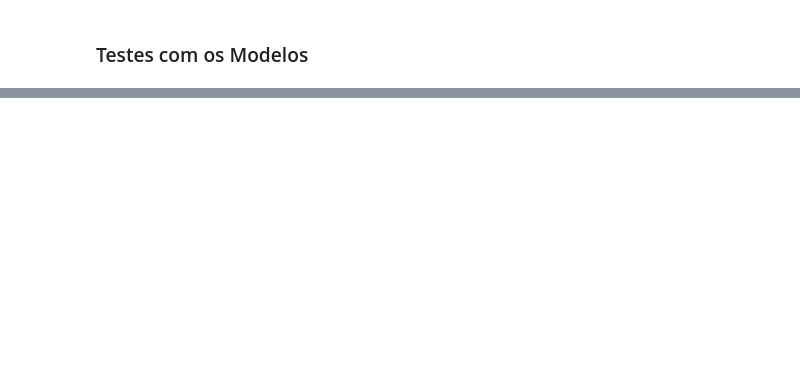
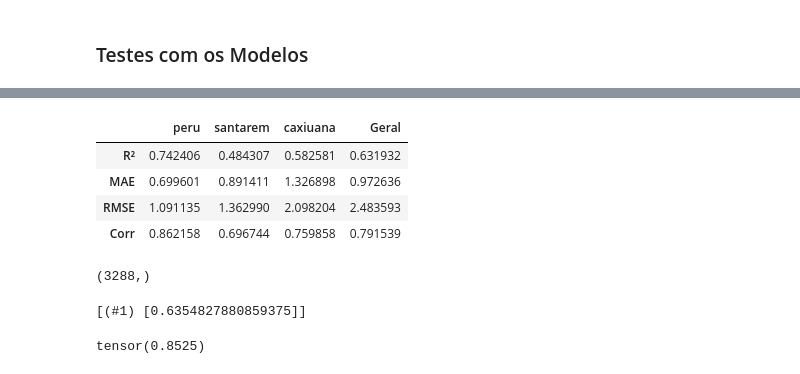
Before and after one commit to JeanArthurCostaDias/MOD17-OPTIMIZATION-AND-PREDICTION, a Jupyter notebook: main.ipynb, the cells around one changed output, grey strips where cells are left out. Cells and saved outputs as stored; diff of their text form; code cells hidden in the pictures; blank space fills up the shorter version.

```diff
--- a/main.ipynb
+++ b/main.ipynb
@@ -392,23 +450,26 @@ print(f""" Acesse a pasta optuna_tests/XceptionPlus/{study_Xception.best_trial.n
 # %%
-# preds_df = pd.concat([pd.DataFrame(raw_preds),y_labels.to_frame()],axis=1)
-# target_df = pd.concat([pd.DataFrame(y_test),y_labels.to_frame()],axis=1)
+preds_df = pd.concat([pd.DataFrame(raw_preds),y_labels.to_frame()],axis=1)
+target_df = pd.concat([pd.DataFrame(y_test),y_labels.to_frame()],axis=1)
 
-# dfs_preds = {}
-# dfs_target = {}
+dfs_preds = {}
+dfs_target = {}
 
-# for localidade in preds_df['localidade'].unique():
-#     dfs_preds[localidade] = preds_df[preds_df['localidade'] == localidade]
+for localidade in preds_df['localidade'].unique():
+    dfs_preds[localidade] = preds_df[preds_df['localidade'] == localidade]
 
-# for localidade in target_df['localidade'].unique():
-#     dfs_target[localidade] = target_df[target_df['localidade'] == localidade]
+for localidade in target_df['localidade'].unique():
+    dfs_target[localidade] = target_df[target_df['localidade'] == localidade]
 
-# # Acessando os DataFrames separados
+# Acessando os DataFrames separados
 
-# df_peru_pred = dfs_preds['peru'].drop('localidade',axis=1)
-# df_santarem_pred = dfs_preds['santarem'].drop('localidade',axis=1)
-# df_caxiuana_pred = dfs_preds['caxiuana'].drop('localidade',axis=1)
+df_peru_pred = dfs_preds['peru'].drop('localidade',axis=1)
+df_santarem_pred = dfs_preds['santarem'].drop('localidade',axis=1)
+df_caxiuana_pred = dfs_preds['caxiuana'].drop('localidade',axis=1)
 
-# df_peru_target = dfs_target['peru'].drop('localidade',axis=1)
-# df_santarem_target = dfs_target['santarem'].drop('localidade',axis=1)
-# df_caxiuana_target = dfs_target['caxiuana'].drop('localidade',axis=1)
+df_peru_target = dfs_target['peru'].drop('localidade',axis=1)
+df_santarem_target = dfs_target['santarem'].drop('localidade',axis=1)
+df_caxiuana_target = dfs_target['caxiuana'].drop('localidade',axis=1)
+# %%
+datas_conj_teste = gpp_peru_test.loc[gpp_peru_test['peru'].isin(y[splits[2]].flatten())].index
+datas_conj_teste = pd.to_datetime(datas_conj_teste)
 # %%
@@ -471,0 +556,30 @@ print(f""" Acesse a pasta optuna_tests/XceptionPlus/{study_Xception.best_trial.n
+# %%
+mae_geral = mean_absolute_error(raw_preds,target)
+mse_geral = mean_squared_error(raw_preds,target)
+rmse_geral = np.sqrt(mse_geral)
+r2_geral = r2_score(y_pred=raw_preds,y_true=target)
+
+resultados_geral = {}
+resultados_geral['Geral'] = [r2_geral,mae_geral,mse_geral,np.corrcoef(raw_preds.flatten(), target.flatten())[0][1]]
+resultados_geral = pd.DataFrame(resultados_geral,index=df_regioes.index)
+
+df_geral = pd.concat([df_regioes,resultados_geral],axis=1)
+display(df_geral)
+# %% [output]
+|  | peru | santarem | caxiuana | Geral |
+| R² | 0.742406 | 0.484307 | 0.582581 | 0.631932 |
+| MAE | 0.699601 | 0.891411 | 1.326898 | 0.972636 |
+| RMSE | 1.091135 | 1.362990 | 2.098204 | 2.483593 |
+| Corr | 0.862158 | 0.696744 | 0.759858 | 0.791539 |
+# %%
+gpp_todos.loc[test_date].values.flatten()
+# %% [output]
+(3288,)
+# %%
+learner.recorder.values
+# %% [output]
+[(#1) [0.6354827880859375]]
+# %%
+learner.smooth_loss
+# %% [output]
+tensor(0.8525)
```
Also changed, not shown: parts of 11 cells of this notebook, 33 other files.
